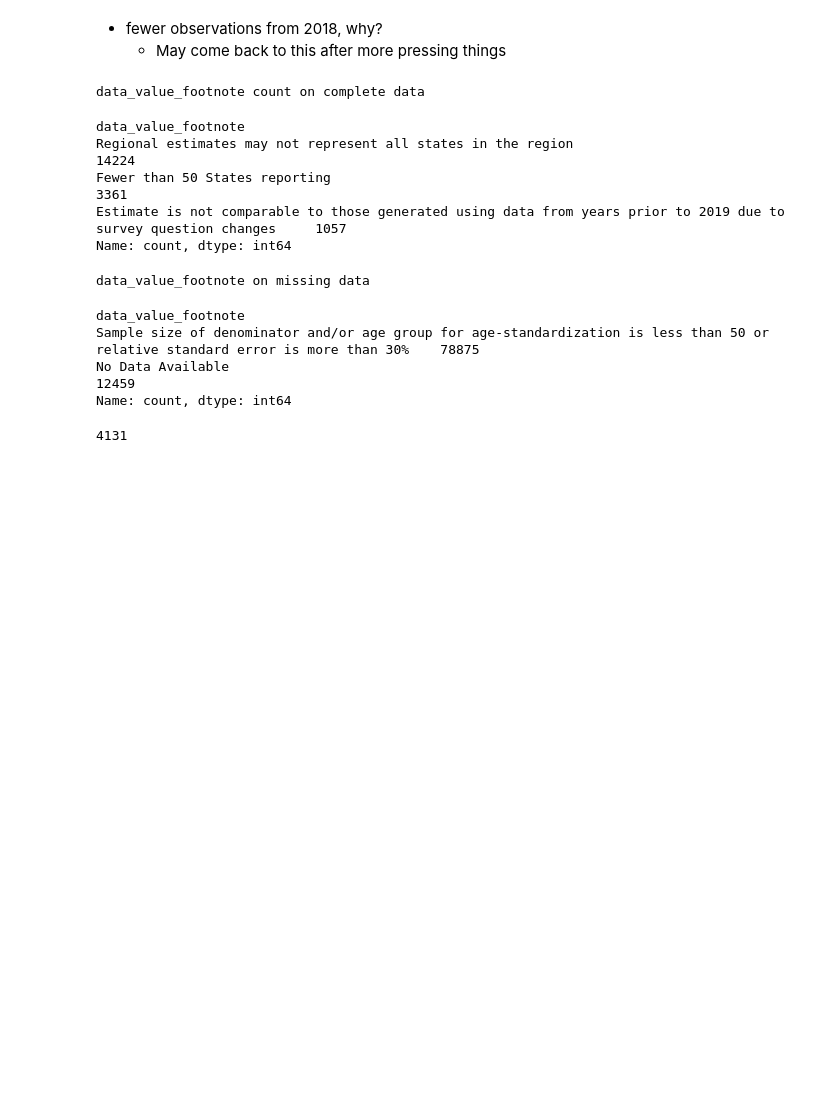
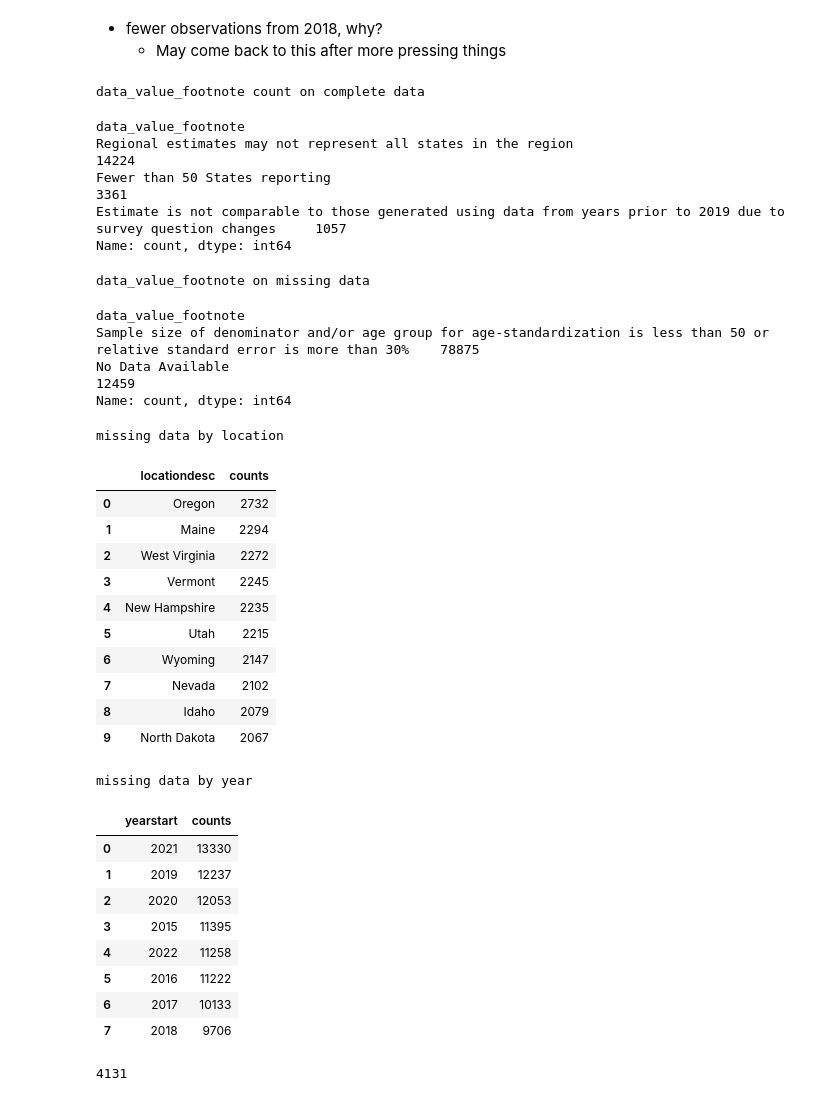
Before and after one commit to WulfNovak/python_data_cleaning, a Jupyter notebook: alz_health_data_clean.ipynb, the cells around one changed output. Cells and saved outputs as stored; diff of their text form; code cells hidden in the pictures; blank space fills up the shorter version.

```diff
--- a/alz_health_data_clean.ipynb
+++ b/alz_health_data_clean.ipynb
@@ -349,26 +351,64 @@ plt.show();
 # %%
 ### Analysis of missing values, taking data_value_footnotes into account
 
 # Are there cases where the above footnote exists WITH missing data?
 print('data_value_footnote count on complete data')
 complete_data = cleaner[~cleaner['data_value'].isna()]
 complete_data['data_value_footnote'].value_counts()
 
 print('data_value_footnote on missing data')
 missing_values = cleaner[cleaner['data_value'].isna()]
 missing_values['data_value_footnote'].value_counts()
+
+# counts of key grouping variables
+def missing_level_counts(df, variable):
+    counts = (df.groupby(variable)
+                .agg(counts = (variable, 'size'))
+                .sort_values(by='counts', ascending = False)
+                .reset_index())
+
+    return counts
+
+# counts by location
+print('missing data by location')
+missing_level_counts(missing_values, 'locationdesc').head(10)
+# counts by year
+print('missing data by year')
+missing_level_counts(missing_values, 'yearstart').head(10)
 # %% [output]
 data_value_footnote count on complete data
 data_value_footnote
 Regional estimates may not represent all states in the region                                                       14224
 Fewer than 50 States reporting                                                                                       3361
 Estimate is not comparable to those generated using data from years prior to 2019 due to survey question changes     1057
 Name: count, dtype: int64
 data_value_footnote on missing data
 data_value_footnote
 Sample size of denominator and/or age group for age-standardization is less than 50 or relative standard error is more than 30%    78875
 No Data Available                                                                                                                  12459
 Name: count, dtype: int64
+missing data by location
+|  | locationdesc | counts |
+| 0 | Oregon | 2732 |
+| 1 | Maine | 2294 |
+| 2 | West Virginia | 2272 |
+| 3 | Vermont | 2245 |
+| 4 | New Hampshire | 2235 |
+| 5 | Utah | 2215 |
+| 6 | Wyoming | 2147 |
+| 7 | Nevada | 2102 |
+| 8 | Idaho | 2079 |
+| 9 | North Dakota | 2067 |
+missing data by year
+|  | yearstart | counts |
+| 0 | 2021 | 13330 |
+| 1 | 2019 | 12237 |
+| 2 | 2020 | 12053 |
+| 3 | 2015 | 11395 |
+| 4 | 2022 | 11258 |
+| 5 | 2016 | 11222 |
+| 6 | 2017 | 10133 |
+| 7 | 2018 | 9706 |
 # %%
 # Separate non-multi-year values from data
 for_indicators = (cleaner.drop(columns = ['rowid', 'locationdesc', 'topic', 'question',
```
Also changed, not shown: parts of 12 cells of this notebook.
